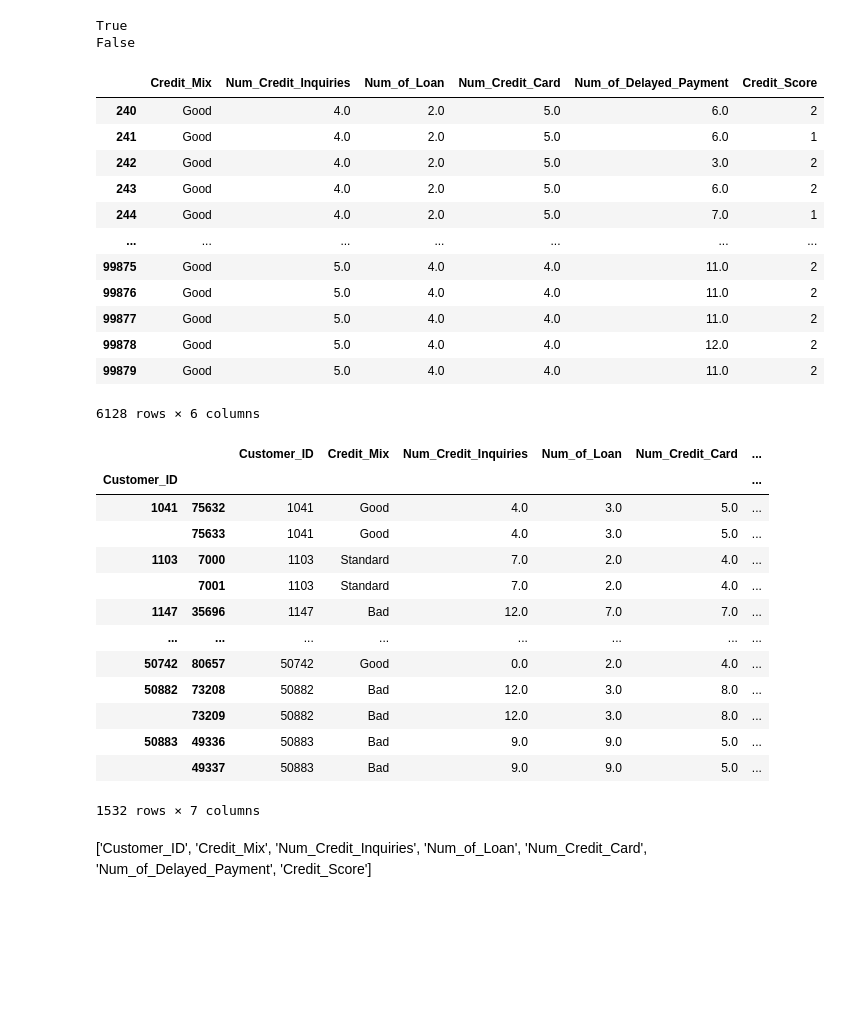
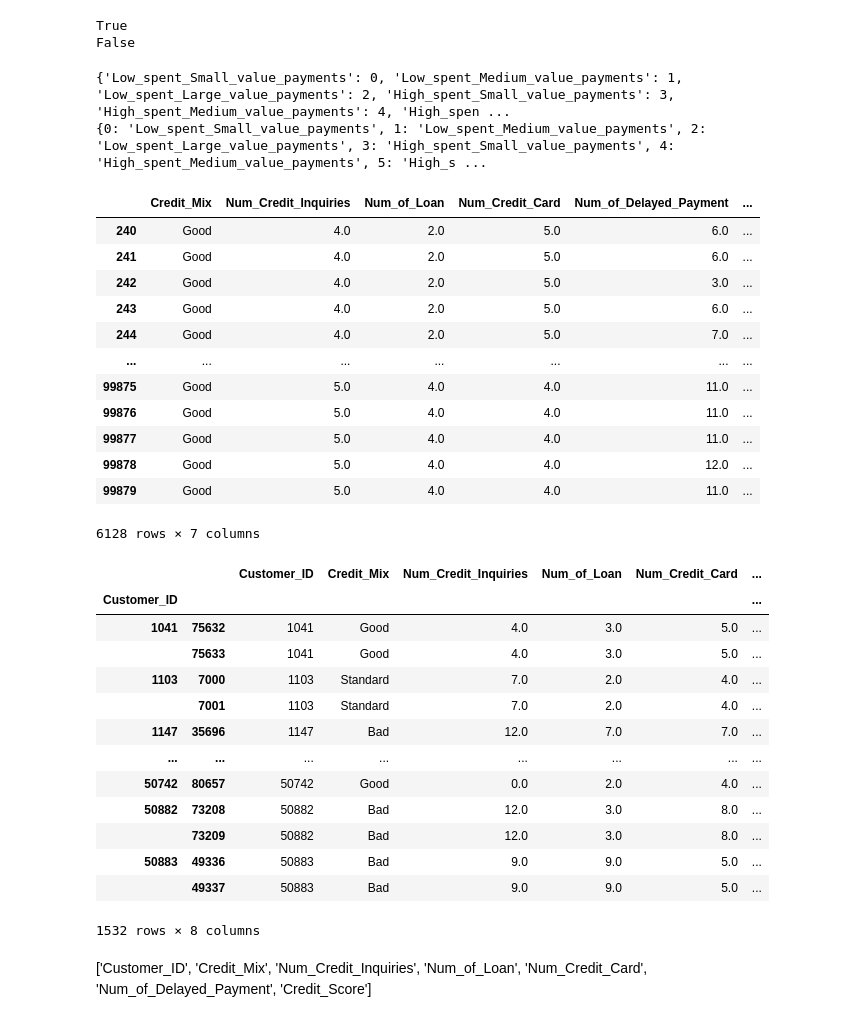
Before and after one commit to Rphabet/Imbalanced, a Jupyter notebook: CreditScore/eda.ipynb, the cells around one changed output. Saved outputs shown, nothing was run; the diff lists cells and outputs as text; code cells hidden in the pictures; blank space fills up the shorter version.

```diff
--- a/CreditScore/eda.ipynb
+++ b/CreditScore/eda.ipynb
@@ -457,24 +457,48 @@ print(1653 in first_period_negatively_changed_customer_id)
 # %% [output]
 True
 False
+# %%
+# payment behaviour 변화가 있었는 지 확인 필요
+# dictionary 정의
+
+pb2idx = {
+    'Low_spent_Small_value_payments':0,
+    'Low_spent_Medium_value_payments'  :1,
+    'Low_spent_Large_value_payments' :2,
+    'High_spent_Small_value_payments' :3,
+    'High_spent_Medium_value_payments' :4,
+    'High_spent_Large_value_payments'  :5
+}
+
+idx2pb = {
+    number: string for string, number in pb2idx.items()
+}
+
+print(pb2idx)
+print(idx2pb)
+# %% [output]
+{'Low_spent_Small_value_payments': 0, 'Low_spent_Medium_value_payments': 1, 'Low_spent_Large_value_payments': 2, 'High_spent_Small_value_payments': 3, 'High_spent_Medium_value_payments': 4, 'High_spen ...
+{0: 'Low_spent_Small_value_payments', 1: 'Low_spent_Medium_value_payments', 2: 'Low_spent_Large_value_payments', 3: 'High_spent_Small_value_payments', 4: 'High_spent_Medium_value_payments', 5: 'High_s ...
+# %%
+cleaned_df['Payment_Behaviour'] = cleaned_df['Payment_Behaviour'].map(pb2idx)
 # %%
-cleaned_df.loc[ cleaned_df['Customer_ID'].isin(first_period_negatively_changed_customer_id), ['Credit_Mix', 'Num_Credit_Inquiries', 'Num_of_Loan', 'Num_Credit_Card', 'Num_of_Delayed_Payment', 'Credit_Score'] ]
+cleaned_df.loc[ cleaned_df['Customer_ID'].isin(first_period_negatively_changed_customer_id), ['Credit_Mix', 'Num_Credit_Inquiries', 'Num_of_Loan', 'Num_Credit_Card', 'Num_of_Delayed_Payment', 'Payment_Behaviour', 'Credit_Score'] ]
 # %% [output]
-|  | Credit_Mix | Num_Credit_Inquiries | Num_of_Loan | Num_Credit_Card | Num_of_Delayed_Payment | Credit_Score |
-| 240 | Good | 4.0 | 2.0 | 5.0 | 6.0 | 2 |
-| 241 | Good | 4.0 | 2.0 | 5.0 | 6.0 | 1 |
-| 242 | Good | 4.0 | 2.0 | 5.0 | 3.0 | 2 |
-| 243 | Good | 4.0 | 2.0 | 5.0 | 6.0 | 2 |
-| 244 | Good | 4.0 | 2.0 | 5.0 | 7.0 | 1 |
+|  | Credit_Mix | Num_Credit_Inquiries | Num_of_Loan | Num_Credit_Card | Num_of_Delayed_Payment | ... |
+| 240 | Good | 4.0 | 2.0 | 5.0 | 6.0 | ... |
+| 241 | Good | 4.0 | 2.0 | 5.0 | 6.0 | ... |
+| 242 | Good | 4.0 | 2.0 | 5.0 | 3.0 | ... |
+| 243 | Good | 4.0 | 2.0 | 5.0 | 6.0 | ... |
+| 244 | Good | 4.0 | 2.0 | 5.0 | 7.0 | ... |
 | ... | ... | ... | ... | ... | ... | ... |
-| 99875 | Good | 5.0 | 4.0 | 4.0 | 11.0 | 2 |
-| 99876 | Good | 5.0 | 4.0 | 4.0 | 11.0 | 2 |
-| 99877 | Good | 5.0 | 4.0 | 4.0 | 11.0 | 2 |
-| 99878 | Good | 5.0 | 4.0 | 4.0 | 12.0 | 2 |
-| 99879 | Good | 5.0 | 4.0 | 4.0 | 11.0 | 2 |
+| 99875 | Good | 5.0 | 4.0 | 4.0 | 11.0 | ... |
+| 99876 | Good | 5.0 | 4.0 | 4.0 | 11.0 | ... |
+| 99877 | Good | 5.0 | 4.0 | 4.0 | 11.0 | ... |
+| 99878 | Good | 5.0 | 4.0 | 4.0 | 12.0 | ... |
+| 99879 | Good | 5.0 | 4.0 | 4.0 | 11.0 | ... |
-6128 rows × 6 columns
+6128 rows × 7 columns
 # %%
-cleaned_df.loc[ cleaned_df['Customer_ID'].isin(first_period_negatively_changed_customer_id), ['Customer_ID', 'Credit_Mix', 'Num_Credit_Inquiries', 'Num_of_Loan', 'Num_Credit_Card', 'Num_of_Delayed_Payment', 'Credit_Score'] ].groupby('Customer_ID').apply(lambda x : x[:2])
+cleaned_df.loc[ cleaned_df['Customer_ID'].isin(first_period_negatively_changed_customer_id), ['Customer_ID', 'Credit_Mix', 'Num_Credit_Inquiries', 'Num_of_Loan', 'Num_Credit_Card', 'Num_of_Delayed_Payment', 'Payment_Behaviour', 'Credit_Score'] ].groupby('Customer_ID').apply(lambda x : x[:2])
 # %% [output]
 |  |  | Customer_ID | Credit_Mix | Num_Credit_Inquiries | Num_of_Loan | Num_Credit_Card | ... |
 | Customer_ID |  |  |  |  |  |  | ... |
@@ -489,7 +513,7 @@ cleaned_df.loc[ cleaned_df['Customer_ID'].isin(first_period_negatively_changed_c
 |  | 73209 | 50882 | Bad | 12.0 | 3.0 | 8.0 | ... |
 | 50883 | 49336 | 50883 | Bad | 9.0 | 9.0 | 5.0 | ... |
 |  | 49337 | 50883 | Bad | 9.0 | 9.0 | 5.0 | ... |
-1532 rows × 7 columns
+1532 rows × 8 columns
 # %% [markdown]
 ['Customer_ID', 'Credit_Mix', 'Num_Credit_Inquiries', 'Num_of_Loan', 'Num_Credit_Card', 'Num_of_Delayed_Payment', 'Credit_Score']
 # %%
```
Also changed, not shown: parts of 75 cells of this notebook, 1 other file.
